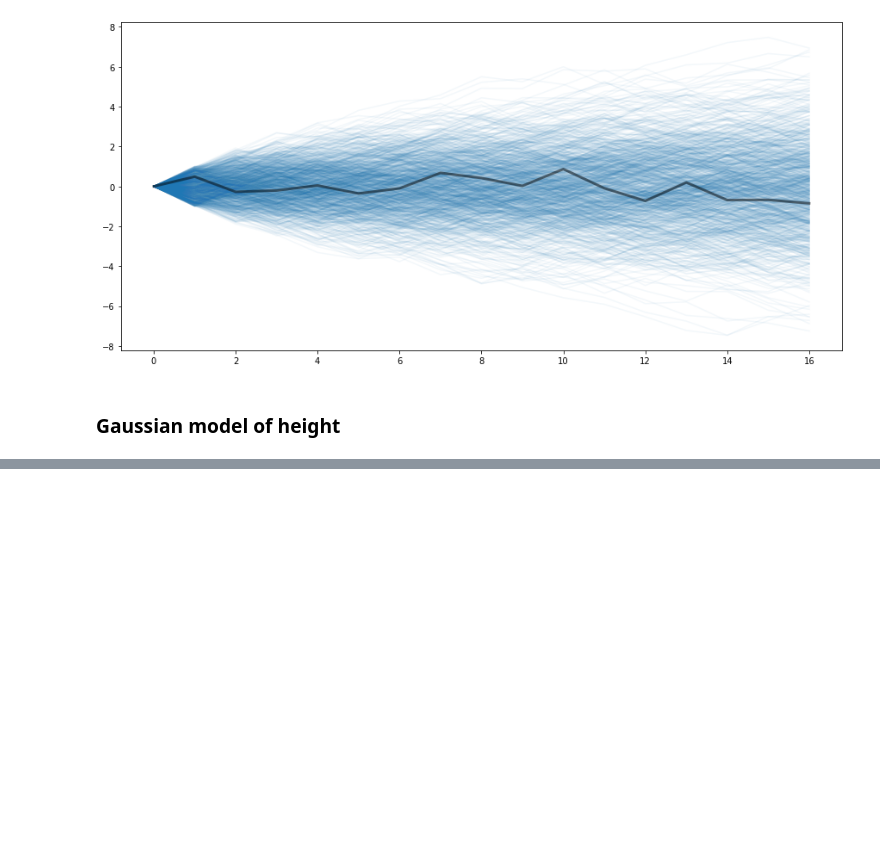
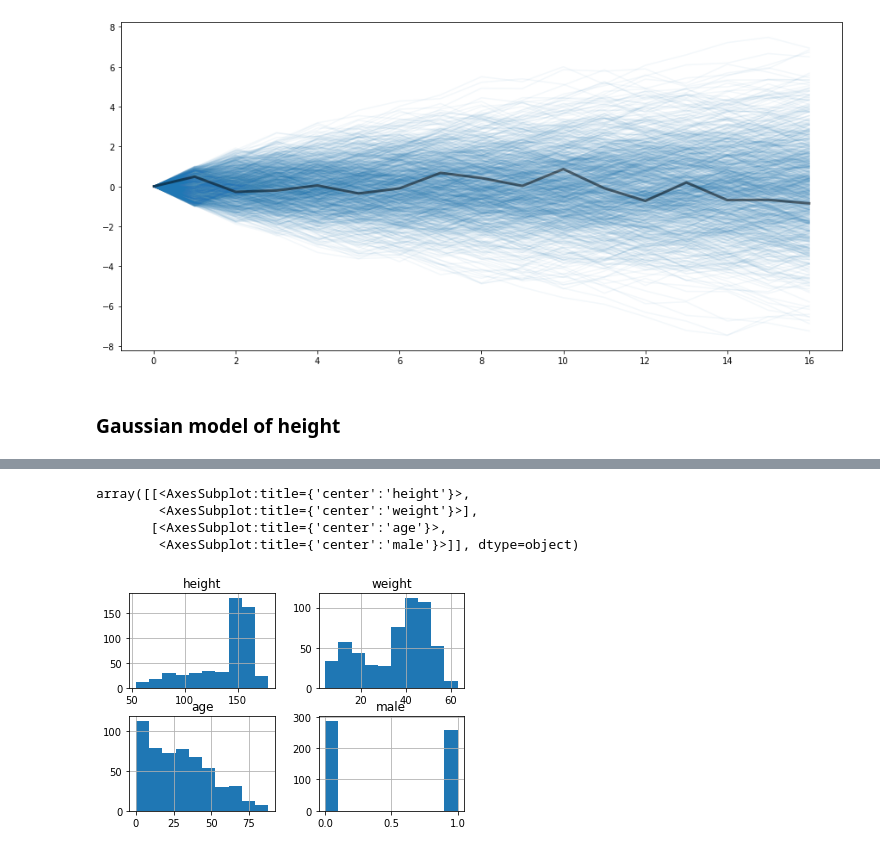
Before and after one commit to pandrich/resources, a Jupyter notebook: Rethinking_2/my_notebooks/Chapter4.ipynb, the cells around one changed output, grey strips where cells are left out. Cells and saved outputs as stored; diff of their text form; code cells hidden in the pictures; blank space fills up the shorter version.

```diff
--- a/Rethinking_2/my_notebooks/Chapter4.ipynb
+++ b/Rethinking_2/my_notebooks/Chapter4.ipynb
@@ -28,4 +33,4 @@ ax.plot(steps, pos[:, 0], "k-", alpha=0.5, linewidth=3)
 # %% [markdown]
 ### Gaussian model of height
 # %%
-data = pd.read_csv(".Data/Howell1.csv")
+df = pd.read_csv("../Data/Howell1.csv", sep=";")
@@ -33,0 +46,8 @@ FileNotFoundError: [Errno 2] No such file or directory: '.Data/Howell1.csv'
+# %%
+df.hist()
+# %% [output]
+array([[<AxesSubplot:title={'center':'height'}>,
+        <AxesSubplot:title={'center':'weight'}>],
+       [<AxesSubplot:title={'center':'age'}>,
+        <AxesSubplot:title={'center':'male'}>]], dtype=object)
+[figure, added]
```
Also changed, not shown: parts of 185 cells of this notebook, 3 other files.
